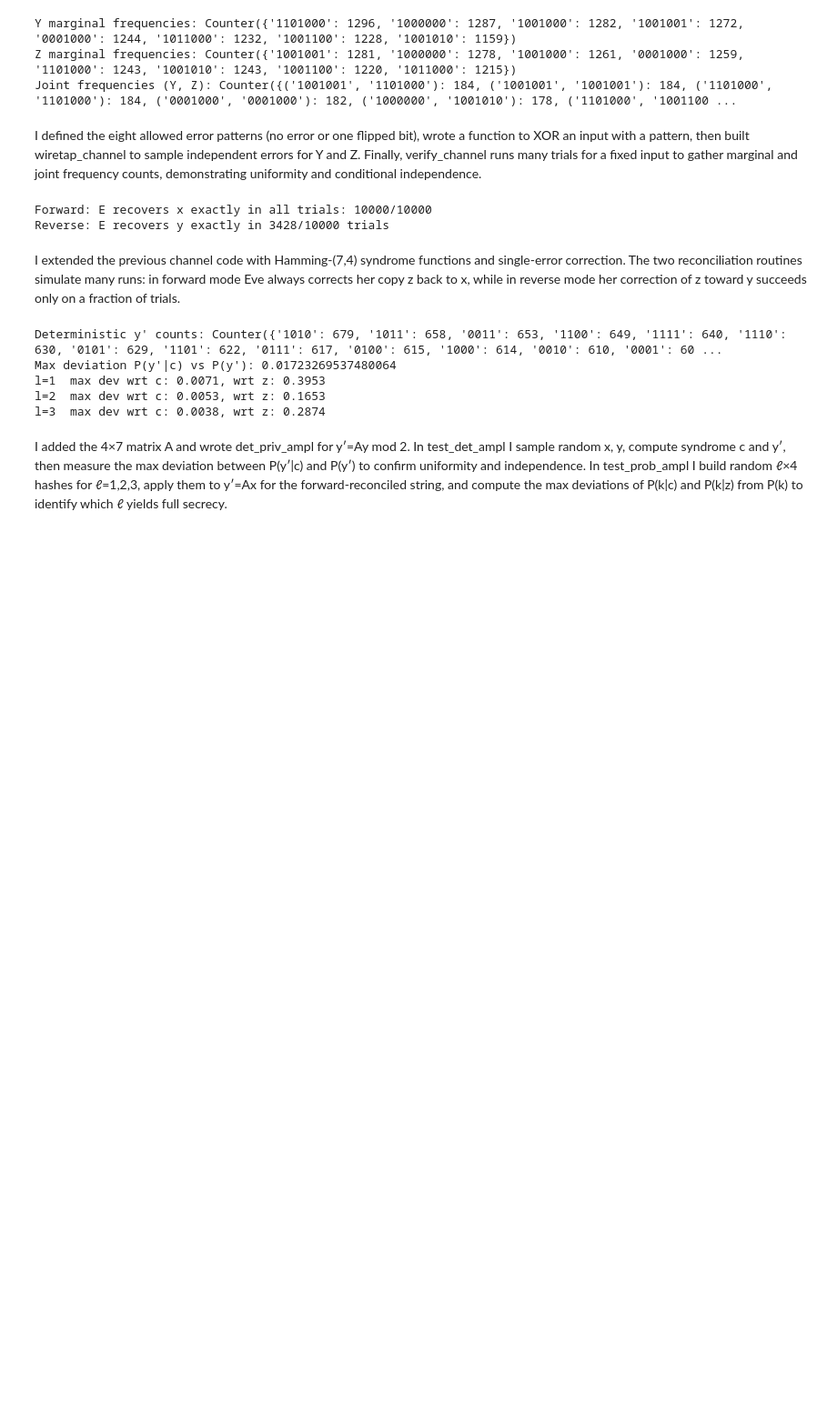
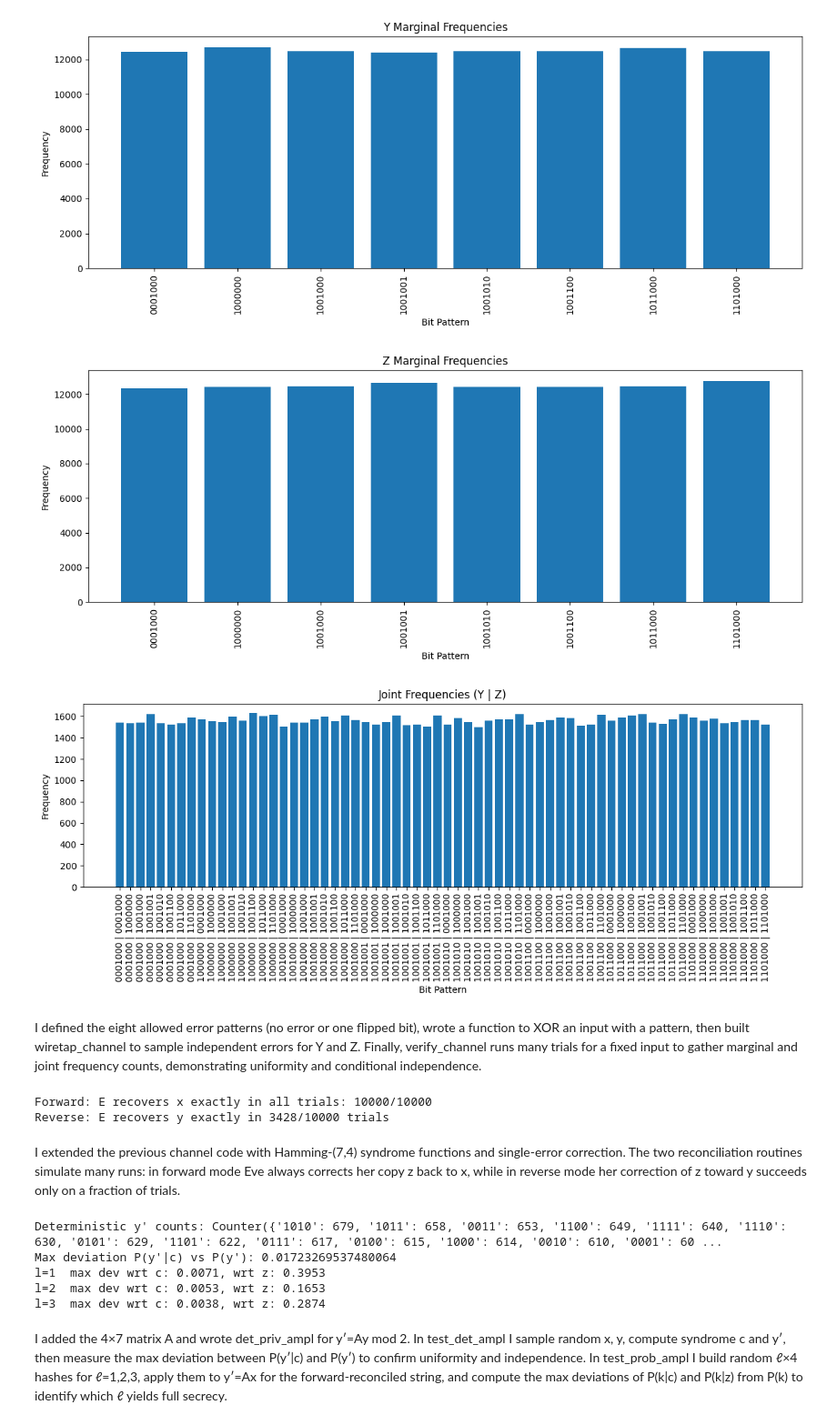
Before and after one commit to cibecs/lab-infosec, a Jupyter notebook: lab4/lab4.ipynb, the cells around one changed output. Shown: that part at 91% size. Cells and saved outputs as stored; diff of their text form; code cells hidden in the pictures; blank space fills up the shorter version.

Commit message:
Added plot for task 1

```diff
--- a/lab4/lab4.ipynb
+++ b/lab4/lab4.ipynb
@@ -1,46 +1,59 @@
 # %%
 import random
 from collections import Counter
+import matplotlib.pyplot as plt
 
 n_bits = 7
 error_patterns = ['0' * n_bits] + [
     ''.join('1' if i == j else '0' for j in range(n_bits))
     for i in range(n_bits)
 ]
 
 def apply_error(x, e):
     return ''.join(str(int(a) ^ int(b)) for a, b in zip(x, e))
 
 def wiretap_channel(x):
     e_y = random.choice(error_patterns)
     e_z = random.choice(error_patterns)
     y = apply_error(x, e_y)
     z = apply_error(x, e_z)
     return y, z
 
-#---------------------------------------------------------------------
-
-def verify_channel(x, num_samples=10_000):
+def verify_channel(x, num_samples=100_000):
     freq_y = Counter()
     freq_z = Counter()
     freq_yz = Counter()
     for _ in range(num_samples):
         y, z = wiretap_channel(x)
         freq_y[y] += 1
         freq_z[z] += 1
         freq_yz[(y, z)] += 1
     return freq_y, freq_z, freq_yz
 
+def plot_frequencies(counter, title):
+    items = sorted(counter.items())
+    labels, values = zip(*items)
+    plt.figure(figsize=(12, 5))
+    plt.bar(labels, values)
+    plt.xticks(rotation=90)
+    plt.title(title)
+    plt.xlabel('Bit Pattern')
+    plt.ylabel('Frequency')
+    plt.tight_layout()
+    plt.show()
+
 if __name__ == '__main__':
     x = '1001000'
     fy, fz, fyz = verify_channel(x)
-    print('Y marginal frequencies:', fy)
-    print('Z marginal frequencies:', fz)
-    print('Joint frequencies (Y, Z):', fyz)
+    plot_frequencies(fy, 'Y Marginal Frequencies')
+    plot_frequencies(fz, 'Z Marginal Frequencies')
+    # Convert joint key tuples to string for plotting
+    fyz_str_keys = Counter({f'{k[0]} | {k[1]}': v for k, v in fyz.items()})
+    plot_frequencies(fyz_str_keys, 'Joint Frequencies (Y | Z)')
 # %% [output]
-Y marginal frequencies: Counter({'1101000': 1296, '1000000': 1287, '1001000': 1282, '1001001': 1272, '0001000': 1244, '1011000': 1232, '1001100': 1228, '1001010': 1159})
-Z marginal frequencies: Counter({'1001001': 1281, '1000000': 1278, '1001000': 1261, '0001000': 1259, '1101000': 1243, '1001010': 1243, '1001100': 1220, '1011000': 1215})
-Joint frequencies (Y, Z): Counter({('1001001', '1101000'): 184, ('1001001', '1001001'): 184, ('1101000', '1101000'): 184, ('0001000', '0001000'): 182, ('1000000', '1001010'): 178, ('1101000', '1001100 ...
+[figure, added]
+[figure, added]
+[figure, added]
 # %% [markdown]
 I defined the eight allowed error patterns (no error or one flipped bit), wrote a function to XOR an input with a pattern, then built wiretap_channel to sample independent errors for Y and Z. Finally, verify_channel runs many trials for a fixed input to gather marginal and joint frequency counts, demonstrating uniformity and conditional independence.
 # %%
```
